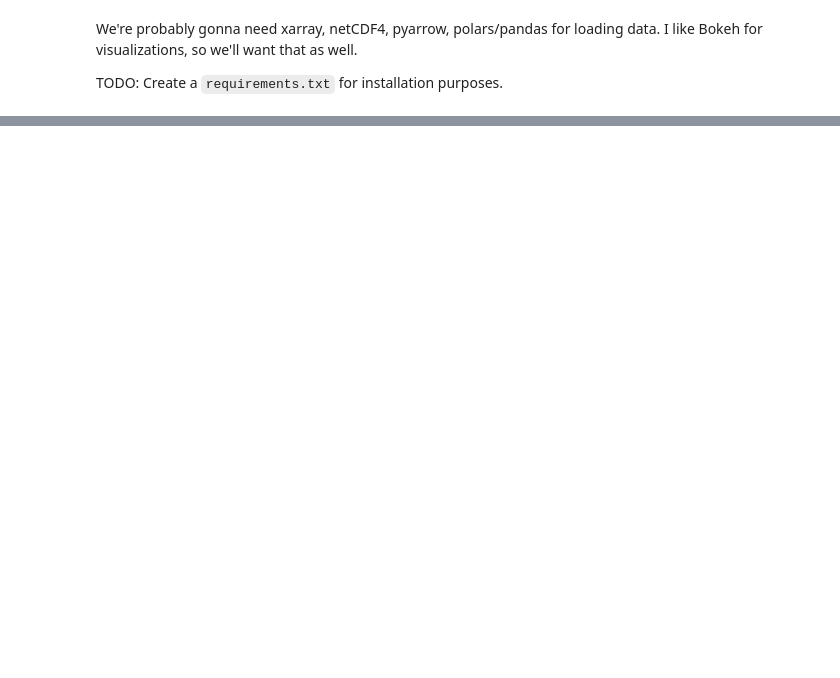
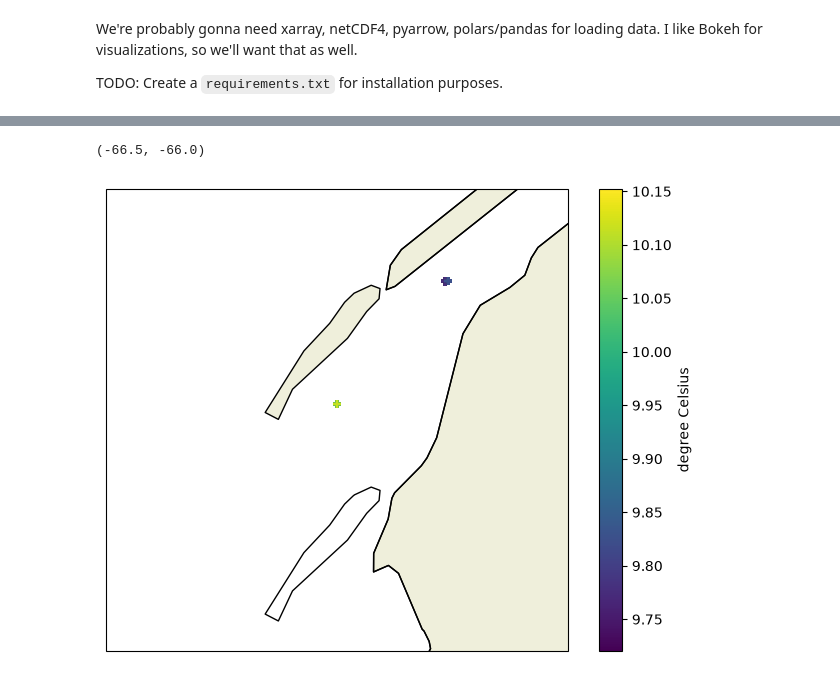
Before and after one commit to oceanhackweek/ohw26_model_downsampling, a Jupyter notebook: contributor_folders/aaron/aaron_notebook.ipynb, the cells around one changed output, grey strips where cells are left out. Cells and saved outputs as stored; diff of their text form; code cells hidden in the pictures; blank space fills up the shorter version.

```diff
--- a/contributor_folders/aaron/aaron_notebook.ipynb
+++ b/contributor_folders/aaron/aaron_notebook.ipynb
@@ -28,0 +156,7 @@ import numpy as np
+# %%
+focc_ros = pd.read_csv(Path("../../data/even_more_data/bio_historical_coastal_ctd_cioosatlantic_ca.csv"))
+# focc_ros, focc_ros_units = focc_ros.drop(1)
+focc_ros_units = focc_ros.iloc[0]
+focc_ros = focc_ros.drop(0).reset_index(drop=True)
+print(len(focc_ros))
+print(focc_ros.head())
@@ -28,0 +181,7 @@ import numpy as np
+# %%
+focc_ros["latitude"] = pd.to_numeric(focc_ros["latitude"])
+focc_ros["longitude"] = pd.to_numeric(focc_ros["longitude"])
+focc_ros["TEMPPR01"] = pd.to_numeric(focc_ros["TEMPPR01"])
+focc_ros["depth"] = pd.to_numeric(focc_ros["depth"])    #   Normally I'd use pressure. Include that, too.
+focc_ros["PRESPR01"] = pd.to_numeric(focc_ros["PRESPR01"])
+focc_ros[["latitude", "longitude", "TEMPPR01", "PRESPR01", "depth"]].describe()
@@ -28,0 +198,24 @@ import numpy as np
+# %%
+fig, ax = plt.subplots(figsize=(8, 6), subplot_kw={"projection": ccrs.PlateCarree()})
+
+var = "TEMPPR01"
+
+sc = ax.scatter(
+    focc_ros["longitude"],
+    focc_ros["latitude"],
+    c=focc_ros[var],
+    transform=ccrs.PlateCarree(),
+    marker="+",
+)
+
+ax.coastlines()
+ax.add_feature(cfeature.LAND, edgecolor="black")
+
+ax.set_xlabel("Longitude")
+ax.set_ylabel("Latitude")
+plt.colorbar(sc, ax=ax, label=f"{focc_ros_units[var]}")
+plt.ylim((44, 44.5))
+plt.xlim((-66.5, -66))
+# %% [output]
+(-66.5, -66.0)
+[figure, added]
```
Also changed, not shown: parts of 20 cells of this notebook.
